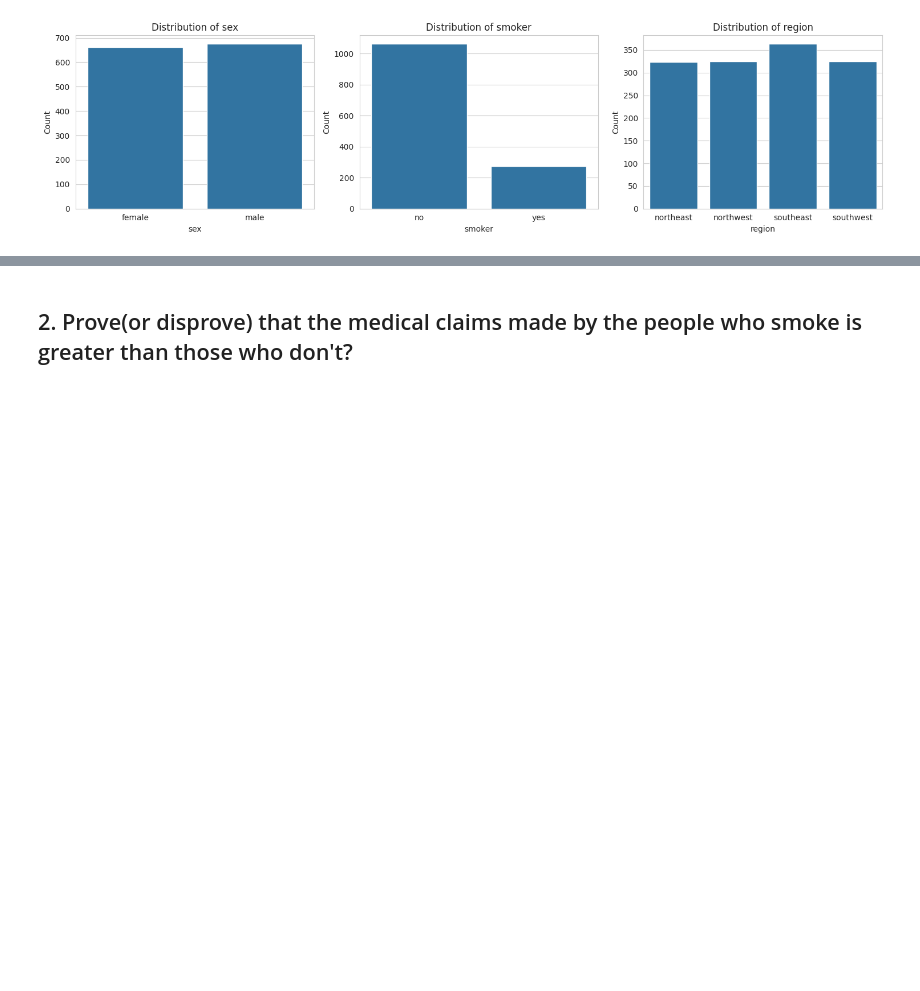
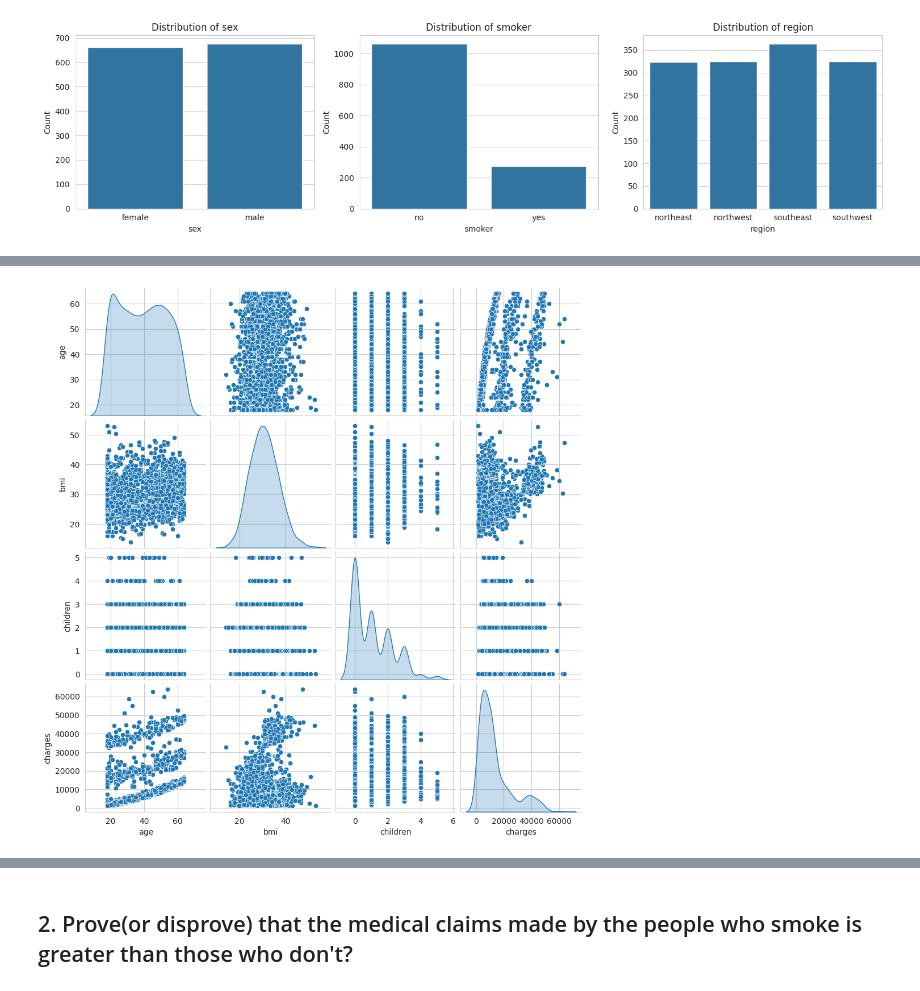
Before and after one commit to MonishDY/AI-Track, a Jupyter notebook: Capstone Project/MonishDY_230701195_Axis_Case_Study.ipynb, the cells around one changed output, grey strips where cells are left out. Drawn from its saved outputs; the diff is of its cells as text; code cells hidden in the pictures; blank space fills up the shorter version.

```diff
--- a/Capstone Project/MonishDY_230701195_Axis_Case_Study.ipynb
+++ b/Capstone Project/MonishDY_230701195_Axis_Case_Study.ipynb
@@ -368,0 +383,5 @@ plt.show()
+# %%
+sns.pairplot(data[numerical_cols], diag_kind='kde')
+plt.show()
+# %% [output]
+[figure, added]
```
Also changed, not shown: parts of 39 cells of this notebook.
